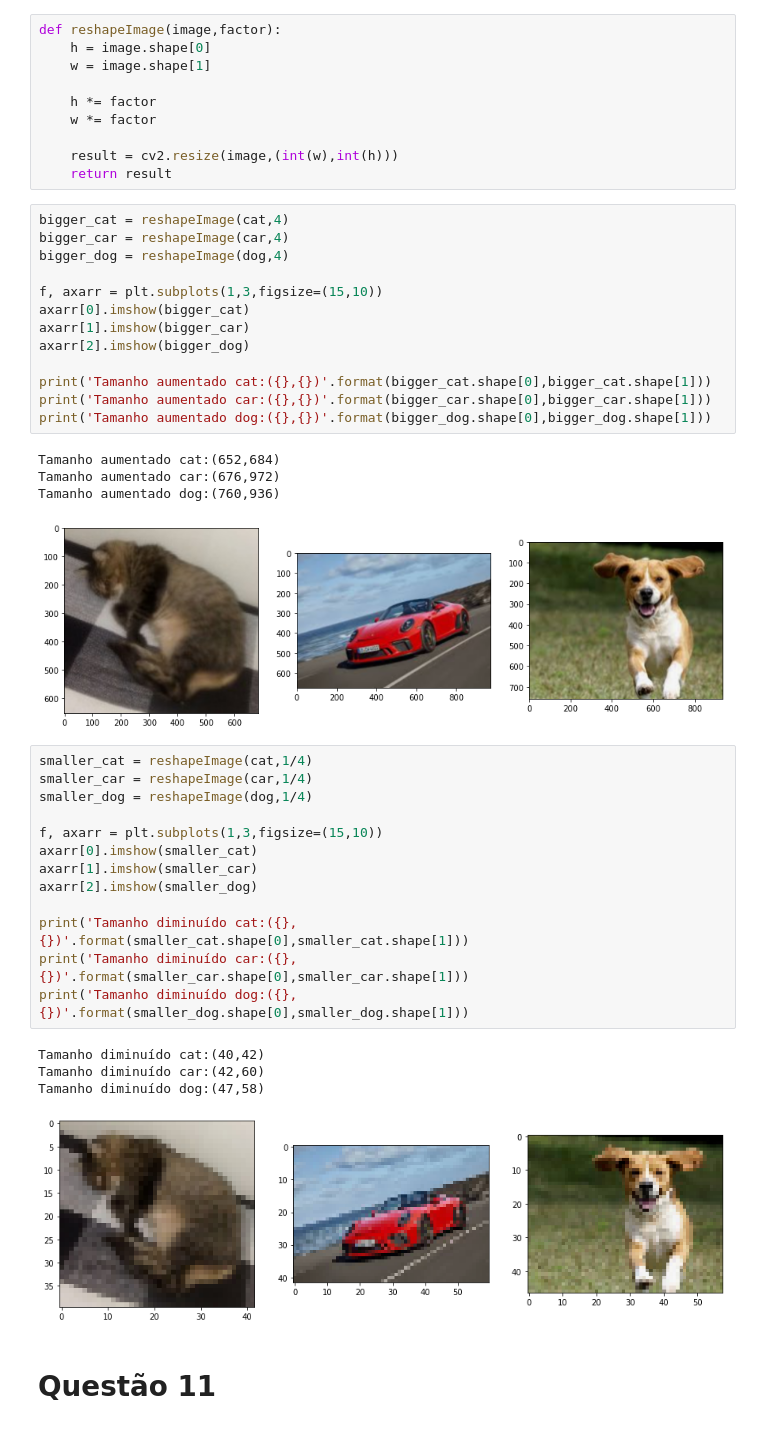
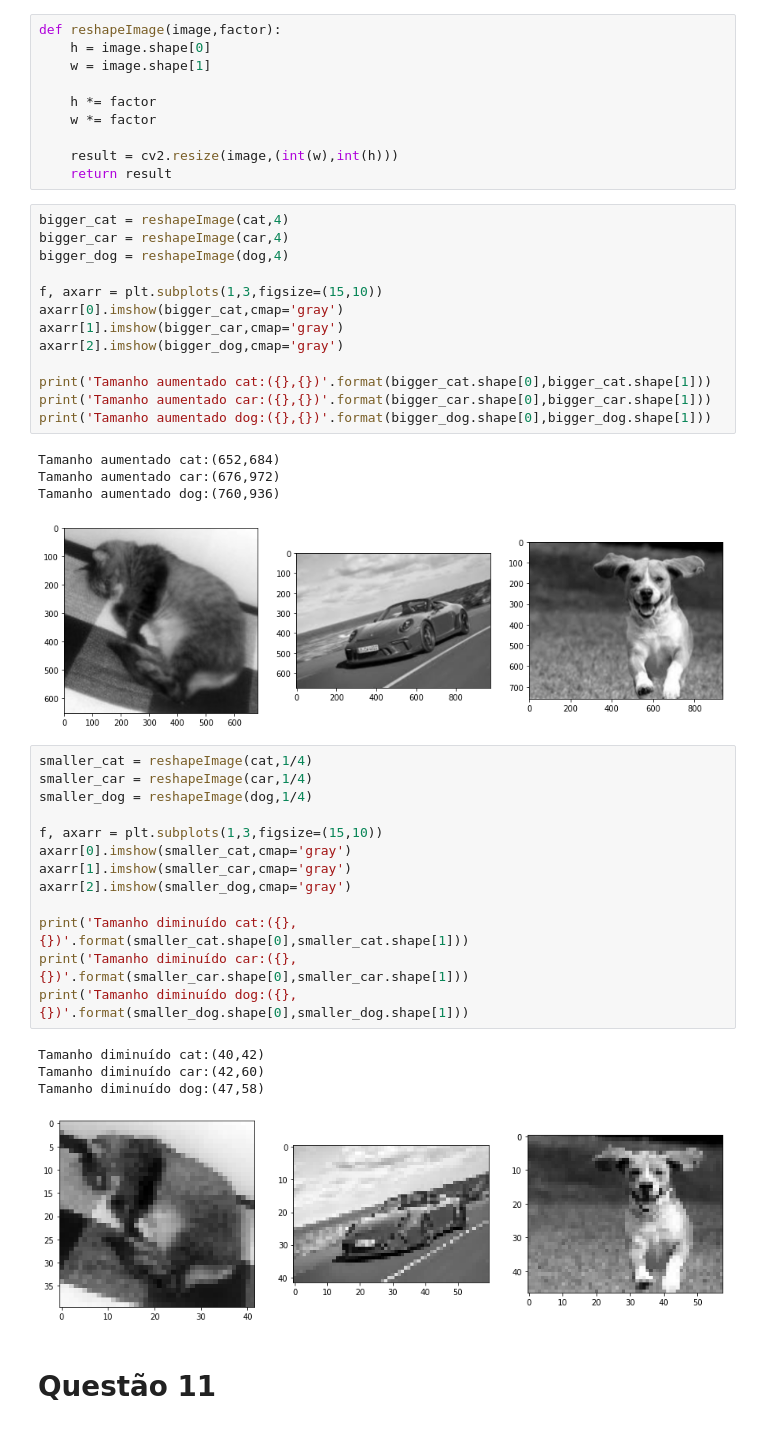
Before and after one commit to lucasmmassa/VisaoComputacional_PLE, a Jupyter notebook: lista1/Lista-1.ipynb, the cells around one changed output. Drawn from its saved outputs; the diff is of its cells as text.

Commit message:
correções cmap

```diff
--- a/lista1/Lista-1.ipynb
+++ b/lista1/Lista-1.ipynb
@@ -546,9 +546,9 @@ bigger_car = reshapeImage(car,4)
 bigger_dog = reshapeImage(dog,4)
 
 f, axarr = plt.subplots(1,3,figsize=(15,10))
-axarr[0].imshow(bigger_cat)
-axarr[1].imshow(bigger_car)
-axarr[2].imshow(bigger_dog)
+axarr[0].imshow(bigger_cat,cmap='gray')
+axarr[1].imshow(bigger_car,cmap='gray')
+axarr[2].imshow(bigger_dog,cmap='gray')
 
 print('Tamanho aumentado cat:({},{})'.format(bigger_cat.shape[0],bigger_cat.shape[1]))
 print('Tamanho aumentado car:({},{})'.format(bigger_car.shape[0],bigger_car.shape[1]))
@@ -557,24 +557,24 @@ print('Tamanho aumentado dog:({},{})'.format(bigger_dog.shape[0],bigger_dog.shap
 Tamanho aumentado cat:(652,684)
 Tamanho aumentado car:(676,972)
 Tamanho aumentado dog:(760,936)
-[figure, old version]
+[figure, new version]
 # %%
 smaller_cat = reshapeImage(cat,1/4)
 smaller_car = reshapeImage(car,1/4)
 smaller_dog = reshapeImage(dog,1/4)
 
 f, axarr = plt.subplots(1,3,figsize=(15,10))
-axarr[0].imshow(smaller_cat)
-axarr[1].imshow(smaller_car)
-axarr[2].imshow(smaller_dog)
+axarr[0].imshow(smaller_cat,cmap='gray')
+axarr[1].imshow(smaller_car,cmap='gray')
+axarr[2].imshow(smaller_dog,cmap='gray')
 
 print('Tamanho diminuído cat:({},{})'.format(smaller_cat.shape[0],smaller_cat.shape[1]))
 print('Tamanho diminuído car:({},{})'.format(smaller_car.shape[0],smaller_car.shape[1]))
 print('Tamanho diminuído dog:({},{})'.format(smaller_dog.shape[0],smaller_dog.shape[1]))
 # %% [output]
 Tamanho diminuído cat:(40,42)
 Tamanho diminuído car:(42,60)
 Tamanho diminuído dog:(47,58)
-[figure, old version]
+[figure, new version]
 # %% [markdown]
 # Questão 11
```
Also changed, not shown: parts of 2 cells of this notebook.
